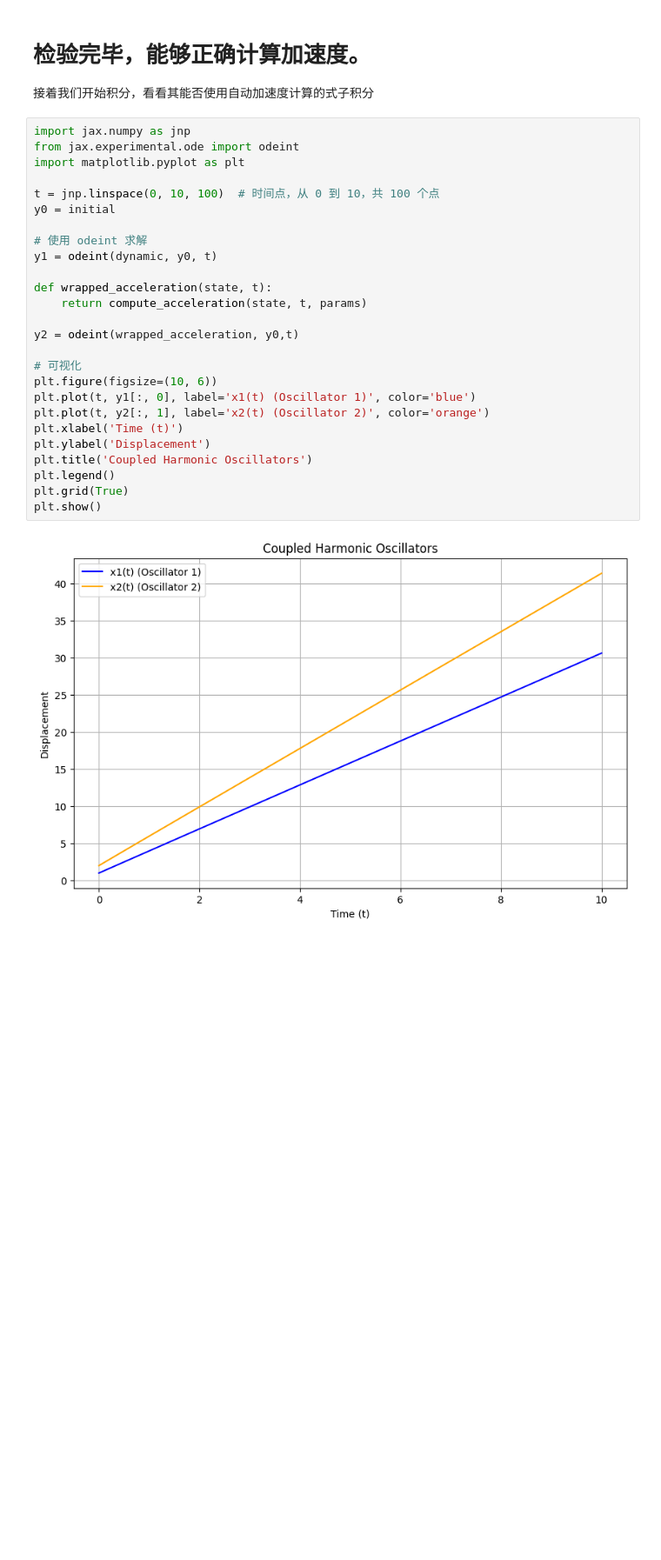
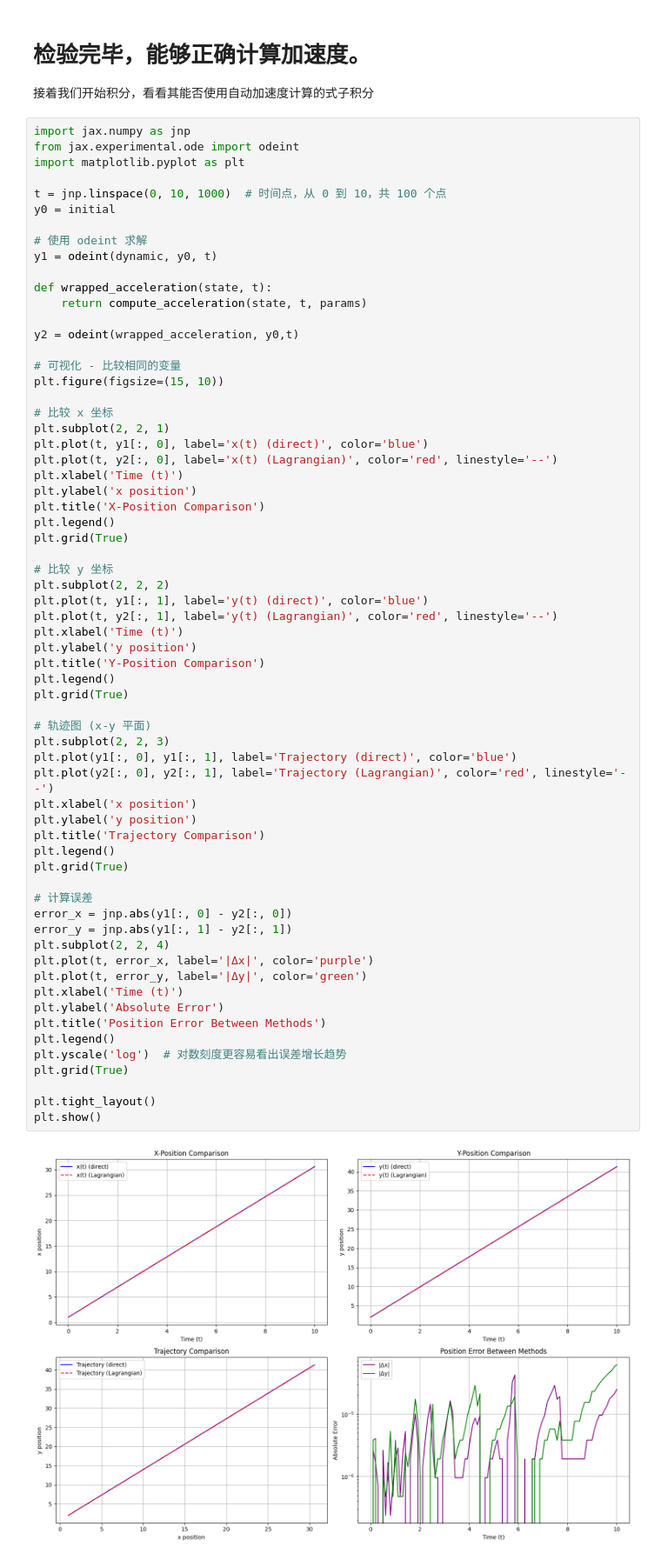
Before and after one commit to wears8/graduation_1, a Jupyter notebook: planet_orbit/plant_orbit.ipynb, the cells around one changed output. Shown at 87% size. Drawn from its saved outputs; the diff is of its cells as text; blank space fills up the shorter version.

```diff
--- a/planet_orbit/plant_orbit.ipynb
+++ b/planet_orbit/plant_orbit.ipynb
@@ -411,28 +411,66 @@ acc [ 3.          4.         -0.08944272 -0.17888544]
 # %%
 import jax.numpy as jnp
 from jax.experimental.ode import odeint
 import matplotlib.pyplot as plt
 
-t = jnp.linspace(0, 10, 100)  # 时间点，从 0 到 10，共 100 个点
+t = jnp.linspace(0, 10, 1000)  # 时间点，从 0 到 10，共 100 个点
 y0 = initial
 
 # 使用 odeint 求解
 y1 = odeint(dynamic, y0, t)
 
 def wrapped_acceleration(state, t):
     return compute_acceleration(state, t, params)
 
 y2 = odeint(wrapped_acceleration, y0,t)
 
-# 可视化
-plt.figure(figsize=(10, 6))
-plt.plot(t, y1[:, 0], label='x1(t) (Oscillator 1)', color='blue')
-plt.plot(t, y2[:, 1], label='x2(t) (Oscillator 2)', color='orange')
+# 可视化 - 比较相同的变量
+plt.figure(figsize=(15, 10))
+
+# 比较 x 坐标
+plt.subplot(2, 2, 1)
+plt.plot(t, y1[:, 0], label='x(t) (direct)', color='blue')
+plt.plot(t, y2[:, 0], label='x(t) (Lagrangian)', color='red', linestyle='--')
 plt.xlabel('Time (t)')
-plt.ylabel('Displacement')
-plt.title('Coupled Harmonic Oscillators')
+plt.ylabel('x position')
+plt.title('X-Position Comparison')
 plt.legend()
 plt.grid(True)
+
+# 比较 y 坐标
+plt.subplot(2, 2, 2)
+plt.plot(t, y1[:, 1], label='y(t) (direct)', color='blue')
+plt.plot(t, y2[:, 1], label='y(t) (Lagrangian)', color='red', linestyle='--')
+plt.xlabel('Time (t)')
+plt.ylabel('y position')
+plt.title('Y-Position Comparison')
+plt.legend()
+plt.grid(True)
+
+# 轨迹图 (x-y 平面)
+plt.subplot(2, 2, 3)
+plt.plot(y1[:, 0], y1[:, 1], label='Trajectory (direct)', color='blue')
+plt.plot(y2[:, 0], y2[:, 1], label='Trajectory (Lagrangian)', color='red', linestyle='--')
+plt.xlabel('x position')
+plt.ylabel('y position')
+plt.title('Trajectory Comparison')
+plt.legend()
+plt.grid(True)
+
+# 计算误差
+error_x = jnp.abs(y1[:, 0] - y2[:, 0])
+error_y = jnp.abs(y1[:, 1] - y2[:, 1])
+plt.subplot(2, 2, 4)
+plt.plot(t, error_x, label='|Δx|', color='purple')
+plt.plot(t, error_y, label='|Δy|', color='green')
+plt.xlabel('Time (t)')
+plt.ylabel('Absolute Error')
+plt.title('Position Error Between Methods')
+plt.legend()
+plt.yscale('log')  # 对数刻度更容易看出误差增长趋势
+plt.grid(True)
+
+plt.tight_layout()
 plt.show()
 # %% [output]
-[figure, old version]
+[figure, new version]
```
Also changed, not shown: parts of 4 cells of this notebook, 4 other files.
